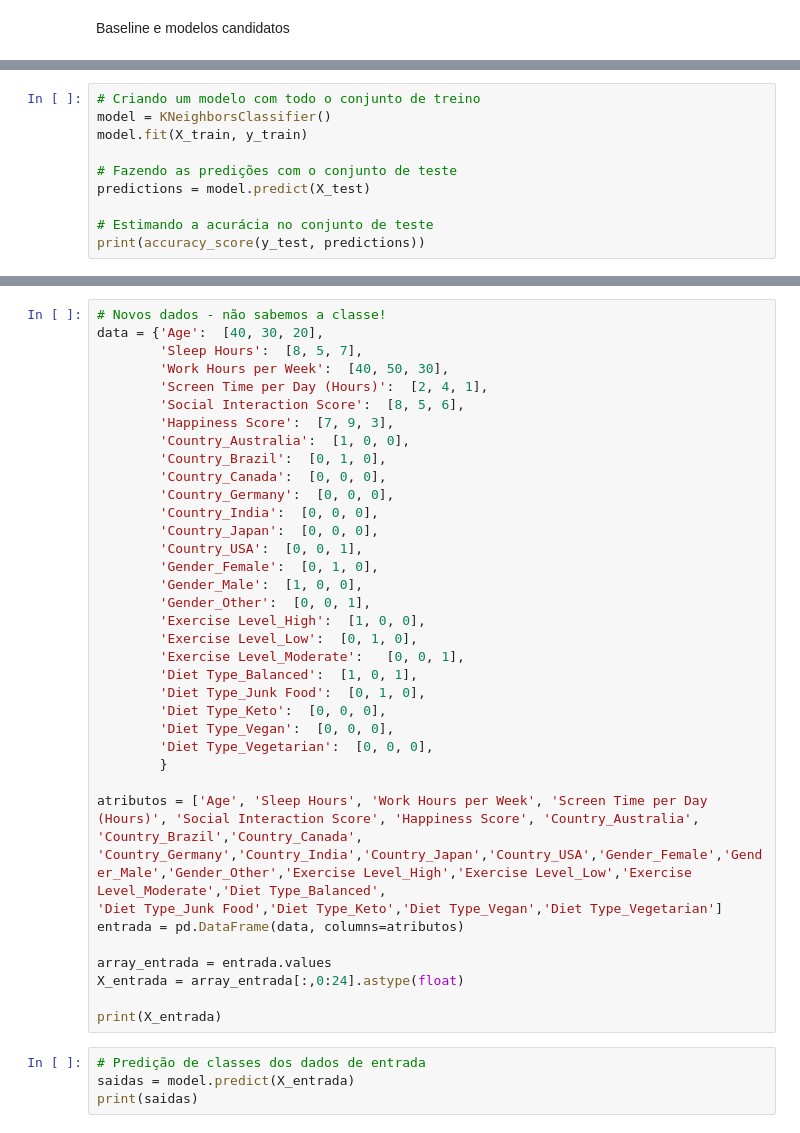
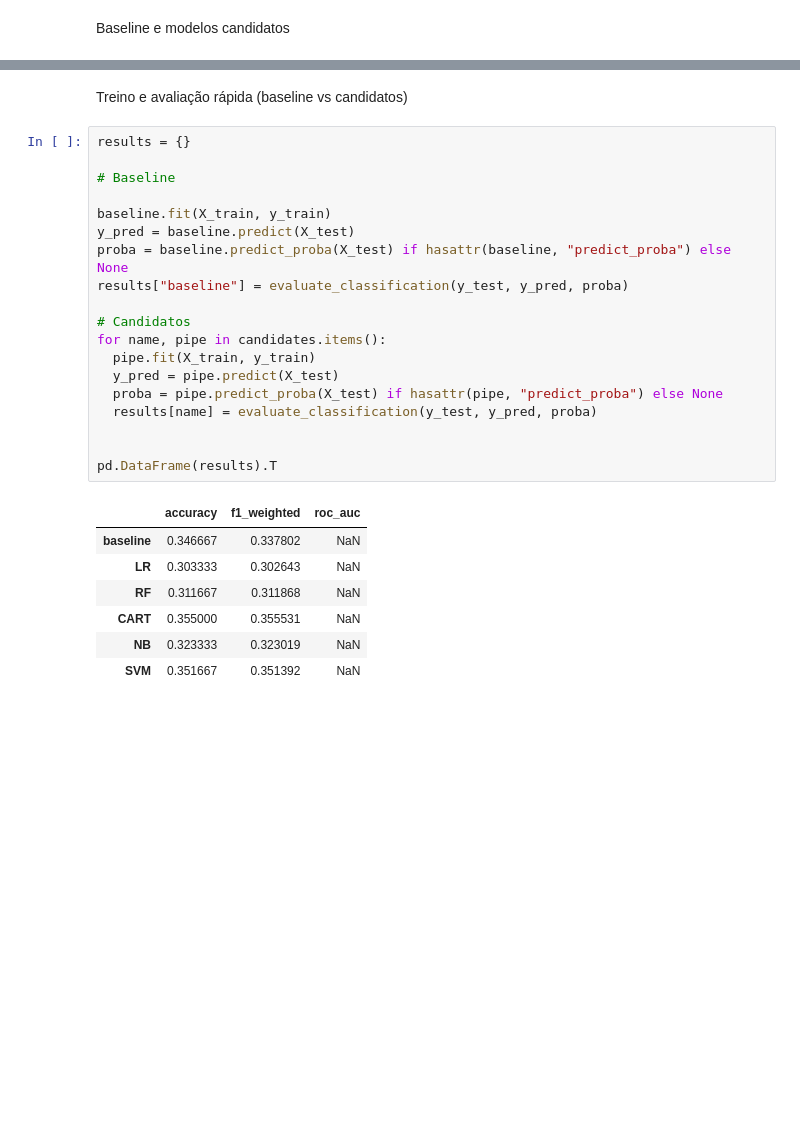
Before and after one commit to hugocfrias/MVP-Machine-Learning, a Jupyter notebook: MVP_Machine_Learning.ipynb, the cells around one changed output, grey strips where cells are left out. Drawn from its saved outputs; the diff is of its cells as text; blank space fills up the shorter version.

```diff
--- a/MVP_Machine_Learning.ipynb
+++ b/MVP_Machine_Learning.ipynb
@@ -666,10 +505,0 @@ plt.show()
-# %%
-# Criando um modelo com todo o conjunto de treino
-model = KNeighborsClassifier()
-model.fit(X_train, y_train)
-
-# Fazendo as predições com o conjunto de teste
-predictions = model.predict(X_test)
-
-# Estimando a acurácia no conjunto de teste
-print(accuracy_score(y_test, predictions))
@@ -867,41 +506,29 @@ model.fit(X, y)
-# %%
-# Novos dados - não sabemos a classe!
-data = {'Age':  [40, 30, 20],
-        'Sleep Hours':  [8, 5, 7],
-        'Work Hours per Week':  [40, 50, 30],
-        'Screen Time per Day (Hours)':  [2, 4, 1],
-        'Social Interaction Score':  [8, 5, 6],
-        'Happiness Score':  [7, 9, 3],
-        'Country_Australia':  [1, 0, 0],
-        'Country_Brazil':  [0, 1, 0],
-        'Country_Canada':  [0, 0, 0],
-        'Country_Germany':  [0, 0, 0],
-        'Country_India':  [0, 0, 0],
-        'Country_Japan':  [0, 0, 0],
-        'Country_USA':  [0, 0, 1],
-        'Gender_Female':  [0, 1, 0],
-        'Gender_Male':  [1, 0, 0],
-        'Gender_Other':  [0, 0, 1],
-        'Exercise Level_High':  [1, 0, 0],
-        'Exercise Level_Low':  [0, 1, 0],
-        'Exercise Level_Moderate':   [0, 0, 1],
-        'Diet Type_Balanced':  [1, 0, 1],
-        'Diet Type_Junk Food':  [0, 1, 0],
-        'Diet Type_Keto':  [0, 0, 0],
-        'Diet Type_Vegan':  [0, 0, 0],
-        'Diet Type_Vegetarian':  [0, 0, 0],
-        }
-
-atributos = ['Age', 'Sleep Hours', 'Work Hours per Week', 'Screen Time per Day (Hours)', 'Social Interaction Score', 'Happiness Score', 'Country_Australia', 'Country_Brazil','Country_Canada',
-'Country_Germany','Country_India','Country_Japan','Country_USA','Gender_Female','Gender_Male','Gender_Other','Exercise Level_High','Exercise Level_Low','Exercise Level_Moderate','Diet Type_Balanced',
-'Diet Type_Junk Food','Diet Type_Keto','Diet Type_Vegan','Diet Type_Vegetarian']
-entrada = pd.DataFrame(data, columns=atributos)
-
-array_entrada = entrada.values
-X_entrada = array_entrada[:,0:24].astype(float)
-
-print(X_entrada)
-# %%
-# Predição de classes dos dados de entrada
-saidas = model.predict(X_entrada)
-print(saidas)
+# %% [markdown]
+Treino e avaliação rápida (baseline vs candidatos)
+# %%
+results = {}
+
+# Baseline
+
+baseline.fit(X_train, y_train)
+y_pred = baseline.predict(X_test)
+proba = baseline.predict_proba(X_test) if hasattr(baseline, "predict_proba") else None
+results["baseline"] = evaluate_classification(y_test, y_pred, proba)
+
+# Candidatos
+for name, pipe in candidates.items():
+  pipe.fit(X_train, y_train)
+  y_pred = pipe.predict(X_test)
+  proba = pipe.predict_proba(X_test) if hasattr(pipe, "predict_proba") else None
+  results[name] = evaluate_classification(y_test, y_pred, proba)
+
+
+pd.DataFrame(results).T
+# %% [output]
+|  | accuracy | f1_weighted | roc_auc |
+| baseline | 0.346667 | 0.337802 | NaN |
+| LR | 0.303333 | 0.302643 | NaN |
+| RF | 0.311667 | 0.311868 | NaN |
+| CART | 0.355000 | 0.355531 | NaN |
+| NB | 0.323333 | 0.323019 | NaN |
+| SVM | 0.351667 | 0.351392 | NaN |
```
Also changed, not shown: parts of 35 cells of this notebook.
